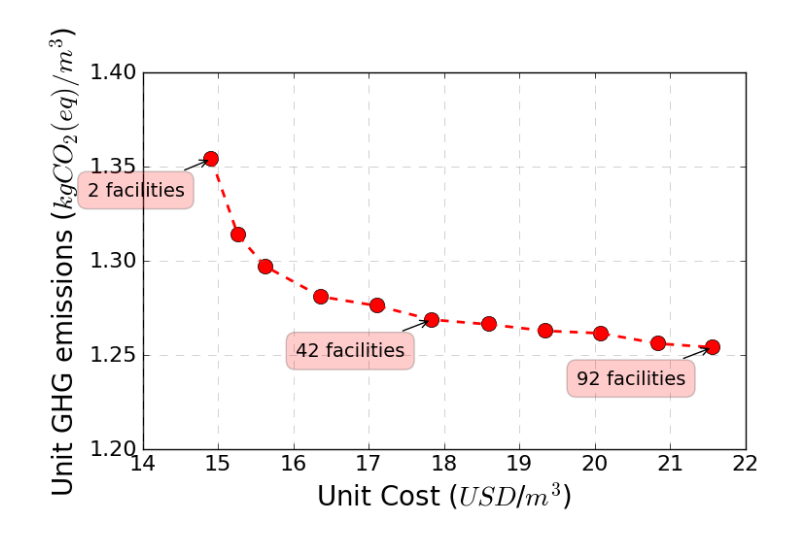
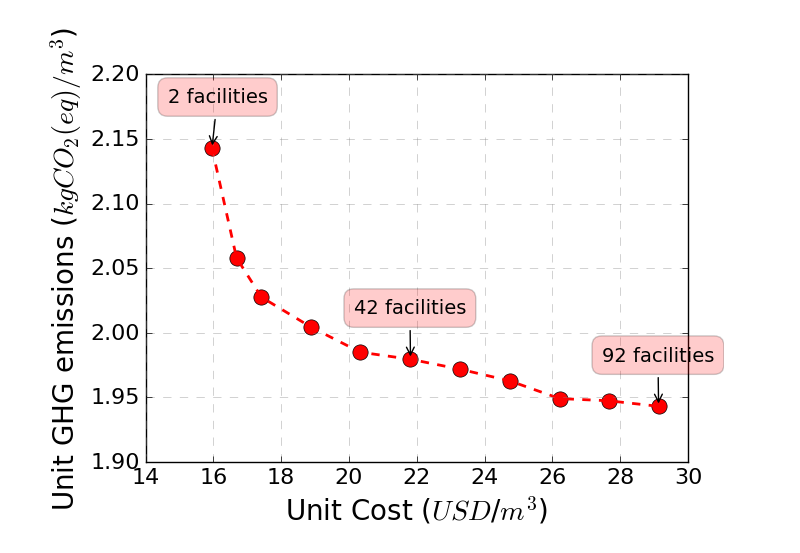
Before and after one commit to okavvada/Urine-Project, a Jupyter notebook: Plot_LCA_model.ipynb, the cells around one changed output. Cells and saved outputs as stored; diff of their text form; code cells hidden in the pictures.

```diff
--- a/Plot_LCA_model.ipynb
+++ b/Plot_LCA_model.ipynb
@@ -11,15 +11,15 @@ import statsmodels.api as smf
 from utils.logistics_functions import *
 from utils.Run_LCA_model import Run_LCA_model
 # %%
-Energy_optimal = pd.read_csv('results/Energy_m3_optimal_2.csv')
-Energy_grid = pd.read_csv('results/Energy_m3_grid.csv')
-Energy_random = pd.read_csv('results/Energy_m3_random.csv')
-GHG_optimal = pd.read_csv('results/GHG_m3_optimal_2.csv')
-GHG_grid = pd.read_csv('results/GHG_m3_grid.csv')
-GHG_random = pd.read_csv('results/GHG_m3_random.csv')
-COST_optimal = pd.read_csv('results/COST_m3_optimal_2.csv')
-COST_grid = pd.read_csv('results/COST_m3_grid.csv')
-COST_random = pd.read_csv('results/COST_m3_random.csv')
+Energy_optimal = pd.read_csv('results/Energy_m3_optimal_Resin.csv')
+Energy_grid = pd.read_csv('results/Energy_m3_grid_Resin.csv')
+Energy_random = pd.read_csv('results/Energy_m3_random_Resin.csv')
+GHG_optimal = pd.read_csv('results/GHG_m3_optimal_Resin.csv')
+GHG_grid = pd.read_csv('results/GHG_m3_grid_Resin.csv')
+GHG_random = pd.read_csv('results/GHG_m3_random_Resin.csv')
+COST_optimal = pd.read_csv('results/COST_m3_optimal_Resin.csv')
+COST_grid = pd.read_csv('results/COST_m3_grid_Resin.csv')
+COST_random = pd.read_csv('results/COST_m3_random_Resin.csv')
 # %%
 scenario = 'optimal'
 if scenario == 'optimal':
@@ -355,14 +341,14 @@ p_front_optimal = pareto_frontier(Xs_opt, Ys_opt, maxX = False, maxY = True)
 p_front_grid = pareto_frontier(Xs_grid, Ys_grid, maxX = False, maxY = True)
 p_front_random = pareto_frontier(Xs_rand, Ys_rand, maxX = False, maxY = True)
 # Plot a scatter graph of all results
-fig, ax = plt.subplots(nrows=1, ncols=1 ,figsize=(8, 5))
+fig, ax = plt.subplots(nrows=1, ncols=1 ,figsize=(7, 5))
 plt.plot(Xs_opt, Ys_opt,'ro', markersize=11)
 plt.plot(p_front_optimal[0], p_front_optimal[1], 'r--', linewidth=2)
 #plt.plot(Xs_rand, Ys_rand,'g^', markersize=11, label = 'random')
 #plt.plot(p_front_random[0], p_front_random[1], 'g--', label = 'Pareto curve (random)', linewidth=2)
 plt.xticks(fontsize = 16)
 plt.yticks(fontsize = 16)
-plt.ylim(13.5, 15.5)
+plt.ylim(11.5, 13)
 plt.ylabel('Unit Energy ($kWh$/$m^3$)',fontsize=20)
 plt.xlabel('Unit Cost ($USD$/$m^3$)',fontsize=20)
 plt.grid(which='major', color='grey', linestyle='--', alpha = 0.5)
@@ -372,7 +358,7 @@ for label, x, y in list(zip(labels, Xs_opt, Ys_opt)):
     if (label == '2 facilities') or (label == '42 facilities') or (label == '92 facilities'):
         plt.annotate(
             label,
-            xy = (x, y), xytext = (-20, -30),
+            xy = (x, y), xytext = (40, 30),
             textcoords = 'offset points', ha = 'right', va = 'bottom',
             bbox = dict(boxstyle = 'round,pad=0.5', fc = 'red', alpha = 0.2),
         arrowprops = dict(arrowstyle = '->', connectionstyle = 'arc3,rad=0'), fontsize = 14)
@@ -392,43 +384,43 @@ plt.show()
 # %%
-Xs_opt, Ys_opt = cost_optimal, ghg_optimal
-Xs_grid, Ys_grid = cost_grid, ghg_grid
-Xs_rand, Ys_rand = cost_random, ghg_random
+Xs_opt, Ys_opt = cost_optimal, ghg_optimal_sum
+Xs_grid, Ys_grid = cost_grid, ghg_grid_sum
+Xs_rand, Ys_rand = cost_random, ghg_random_sum
 # Find lowest values for cost and highest for savings
 p_front_optimal = pareto_frontier(Xs_opt, Ys_opt, maxX = False, maxY = True)
 p_front_grid = pareto_frontier(Xs_grid, Ys_grid, maxX = False, maxY = True)
 p_front_random = pareto_frontier(Xs_rand, Ys_rand, maxX = False, maxY = True)
 # Plot a scatter graph of all results
-fig, ax = plt.subplots(nrows=1, ncols=1 ,figsize=(8, 5))
+fig, ax = plt.subplots(nrows=1, ncols=1 ,figsize=(7, 5))
 plt.plot(Xs_opt, Ys_opt,'ro', markersize=11)
 plt.plot(p_front_optimal[0], p_front_optimal[1], 'r--', linewidth=2)
 #plt.plot(Xs_rand, Ys_rand,'g^', markersize=11, label = 'random')
 #plt.plot(p_front_random[0], p_front_random[1], 'g--', label = 'Pareto curve (random)', linewidth=2)
 plt.xticks(fontsize = 16)
 plt.yticks(fontsize = 16)
-plt.ylim(1.2, 1.4)
+plt.ylim(1.9, 2.2)
 plt.ylabel('Unit GHG emissions ($kgCO_2(eq)/m^3$)',fontsize=20)
 plt.xlabel('Unit Cost ($USD$/$m^3$)',fontsize=20)
 plt.grid(which='major', color='grey', linestyle='--', alpha = 0.5)
 plt.legend(fontsize = 16)
 labels = ['{0} facilities'.format(i) for i in Energy_optimal['n_facilities']]
 for label, x, y in list(zip(labels, Xs_opt, Ys_opt)):
     if (label == '2 facilities') or (label == '42 facilities') or (label == '92 facilities'):
         plt.annotate(
             label,
-            xy = (x, y), xytext = (-20, -30),
+            xy = (x, y), xytext = (40, 30),
             textcoords = 'offset points', ha = 'right', va = 'bottom',
             bbox = dict(boxstyle = 'round,pad=0.5', fc = 'red', alpha = 0.2),
         arrowprops = dict(arrowstyle = '->', connectionstyle = 'arc3,rad=0'), fontsize = 14)
 '''
 for label, x, y in list(zip(labels, Xs_rand, Ys_rand)):
     if (label == '35 facilities') or (label == '80 facilities'):
         plt.annotate(
             label,
             xy = (x, y), xytext = (80, 30),
             textcoords = 'offset points', ha = 'right', va = 'bottom',
             bbox = dict(boxstyle = 'round,pad=0.5', fc = 'green', alpha = 0.2),
         arrowprops = dict(arrowstyle = '->', connectionstyle = 'arc3,rad=0'), fontsize = 14)
 '''
 plt.show()
 # %% [output]
-[figure, old version]
+[figure, new version]
```
Also changed, not shown: parts of 21 cells of this notebook, 13 other files.
